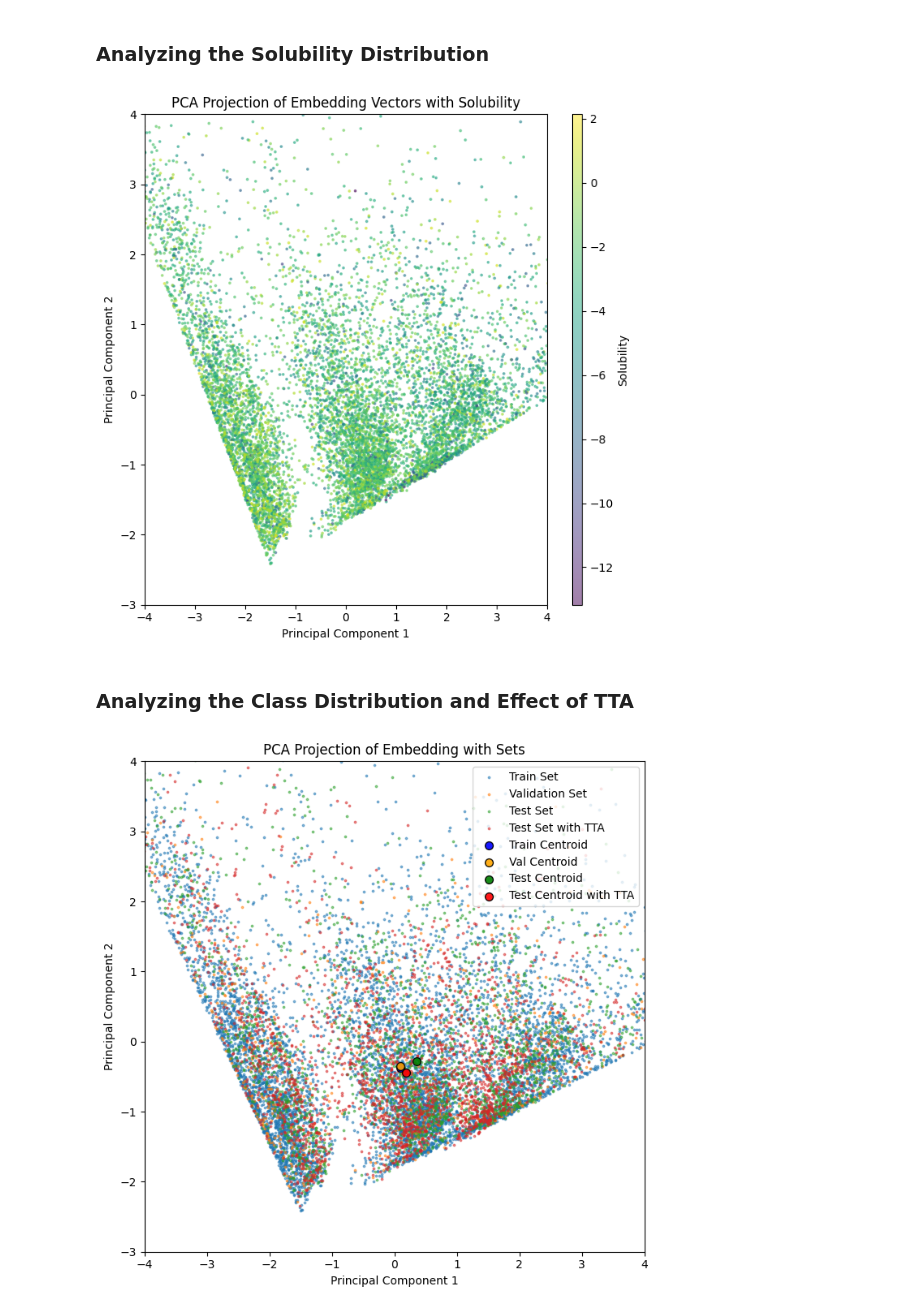
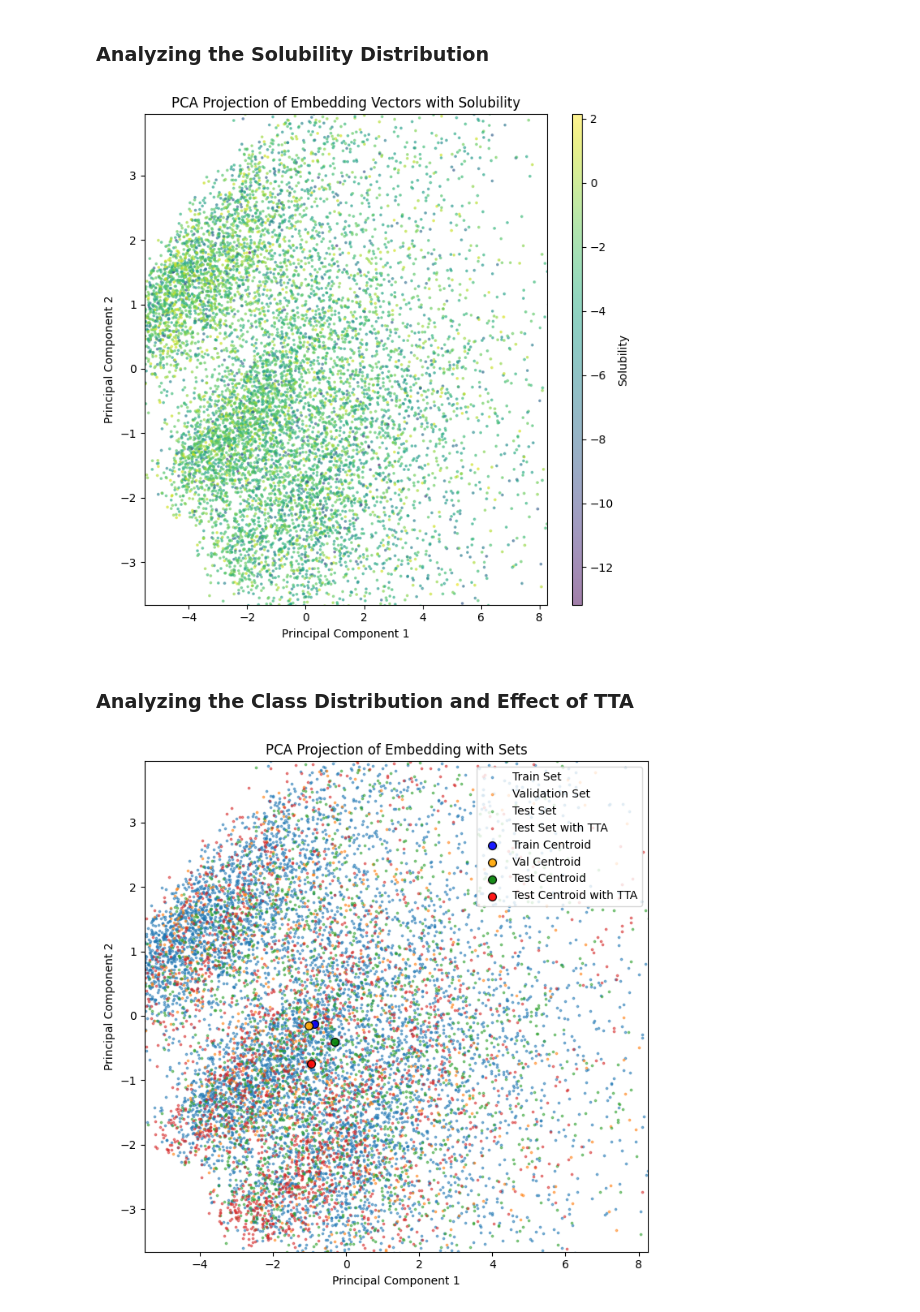
Before and after one commit to p0017/Molecular-Test-Time-Adaptation, a Jupyter notebook: DMPNN.ipynb, the cells around one changed output. Saved outputs shown, nothing was run; the diff lists cells and outputs as text; code cells hidden in the pictures.

```diff
--- a/DMPNN.ipynb
+++ b/DMPNN.ipynb
@@ -682,8 +682,4 @@ if not load_trained_pred_model:
             if save_denoise_model:
                 print(f"Saving best model...")
                 torch.save(best_pred_model.state_dict(), os.path.join("trained_models", f"pred_model_{pred_epochs}_epochs.pt"))
-
-    preds = pred(best_pred_model, test_loader, mode='predict', stdzer=stdzer)
-    print(f"Test RMSE: {root_mean_squared_error(preds, test_loader.dataset.labels):.4g}")
-    print(f"Test MAE: {mean_absolute_error(preds, test_loader.dataset.labels):.4g}")
 # %% [output]
@@ -847,10 +802,9 @@ Test MAE: 0.9632
 # %% [markdown]
 ### Getting the Embeddings
 # %%
-def embeddings_with_TTA(model, loader, batch_size: int=16, lr: float=0.0005, stdzer:Standardizer=None):
+def embeddings_with_TTA(model, loader, lr: float=1e-5):
     # Get embeddings with test-time adaptation (TTA)
-    # Since the batch size is fixed, and we only want to use a single sample for the augmentation training step,
-    # we need a batch with the same sample repeated batch_size times
+    # We want a batch size of 1 for this
 
     # Unfreeze the encoder
     for param in model.encoder.parameters():
@@ -888,7 +842,7 @@ def embeddings_with_TTA(model, loader, batch_size: int=16, lr: float=0.0005, std
         with torch.no_grad():
             batch = batch.to(device)
             embedding = model.get_embedding(batch)
-            embeddings.extend(embedding[::batch_size].cpu().detach().numpy())
+            embeddings.extend(embedding.cpu().detach().numpy())
 
         model = deepcopy(model_before_step)
 
@@ -924,6 +878,6 @@ test_embeddings_2d = pca.transform(np.array(test_embeddings))
 print(f"Explained variance ratio: {pca.explained_variance_ratio_}")
 
 # Also getting the test set embeddings after TTA
-test_embeddings_with_TTA = embeddings_with_TTA(best_denoise_model, test_loader_single, lr=0.001, stdzer=stdzer)
+test_embeddings_with_TTA = embeddings_with_TTA(best_denoise_model, test_loader)
 test_embeddings_with_TTA_2d = pca.transform(np.array(test_embeddings_with_TTA))
 # %% [output]
@@ -958,14 +912,24 @@ cbar.set_label('Solubility')
 ax.set_title('PCA Projection of Embedding Vectors with Solubility')
 ax.set_xlabel('Principal Component 1')
 ax.set_ylabel('Principal Component 2')
-ax.set_xlim(-4, 4)
-ax.set_ylim(-3, 4)
+
+# Dynamically adjust the limits to focus on the main data distribution
+# Use percentiles to avoid sensitivity to outliers
+x_min, x_max = np.percentile(train_embeddings_2d[:, 0], [5, 95])
+y_min, y_max = np.percentile(train_embeddings_2d[:, 1], [5, 95])
+# Add a small margin to the limits
+margin_x = (x_max - x_min) * 0.05
+margin_y = (y_max - y_min) * 0.05
+
+ax.set_xlim(x_min - margin_x, x_max + margin_x)
+ax.set_ylim(y_min - margin_y, y_max + margin_y)
 
 plt.tight_layout()
-fig.savefig("figures/pca_solubility.jpg", dpi=300)
+if save_plots:
+    fig.savefig("figures/pca_solubility.jpg", dpi=300)
 plt.show()
 # %% [output]
-[figure, old version]
+[figure, new version]
 # %% [markdown]
 ### Analyzing the Class Distribution and Effect of TTA
 # %%
@@ -974,37 +938,38 @@ fig, ax = plt.subplots(figsize=(7, 7))
 
 ax.scatter(train_embeddings_2d[:, 0], train_embeddings_2d[:, 1], alpha=0.5, label='Train Set', s=3)
 ax.scatter(val_embeddings_2d[:, 0], val_embeddings_2d[:, 1], alpha=0.5, label='Validation Set', s=3)
 ax.scatter(test_embeddings_2d[:, 0], test_embeddings_2d[:, 1], alpha=0.5, label='Test Set', s=3)
 ax.scatter(test_embeddings_with_TTA_2d[:, 0], test_embeddings_with_TTA_2d[:, 1], alpha=0.5, label='Test Set with TTA', s=3)
 
 # Calculate centroids with median insetad of mean since we have outliers
 train_centroid = np.median(train_embeddings_2d, axis=0)
 val_centroid = np.median(val_embeddings_2d, axis=0)
 test_centroid = np.median(test_embeddings_2d, axis=0)
 test_tta_centroid = np.median(test_embeddings_with_TTA_2d, axis=0)
 
 # Plot centroids with larger markers
 ax.scatter(train_centroid[0], train_centroid[1], s=50,
            c='blue', marker='o', edgecolors='black', linewidths=1, label='Train Centroid', alpha=0.9)
 ax.scatter(val_centroid[0], val_centroid[1], s=50,
            c='orange', marker='o', edgecolors='black', linewidths=1, label='Val Centroid', alpha=0.9)
 ax.scatter(test_centroid[0], test_centroid[1], s=50,
            c='green', marker='o', edgecolors='black', linewidths=1, label='Test Centroid', alpha=0.9)
 ax.scatter(test_tta_centroid[0], test_tta_centroid[1], s=50,
            c='red', marker='o', edgecolors='black', linewidths=1, label='Test Centroid with TTA', alpha=0.9)
 
 ax.legend()
 ax.set_title('PCA Projection of Embedding with Sets')
 ax.set_xlabel('Principal Component 1')
 ax.set_ylabel('Principal Component 2')
-ax.set_xlim(-4, 4)
-ax.set_ylim(-3, 4)
+ax.set_xlim(x_min - margin_x, x_max + margin_x)
+ax.set_ylim(y_min - margin_y, y_max + margin_y)
 
 plt.tight_layout()
-fig.savefig("figures/pca_sets.jpg", dpi=300)
+if save_plots:
+    fig.savefig("figures/pca_sets.jpg", dpi=300)
 plt.show()
 # %% [output]
-[figure, old version]
+[figure, new version]
 # %%
 # Plot the 2D embeddings using fig, ax
 fig, ax = plt.subplots(figsize=(7, 7))
```
Also changed, not shown: parts of 16 cells of this notebook, 9 other files.
